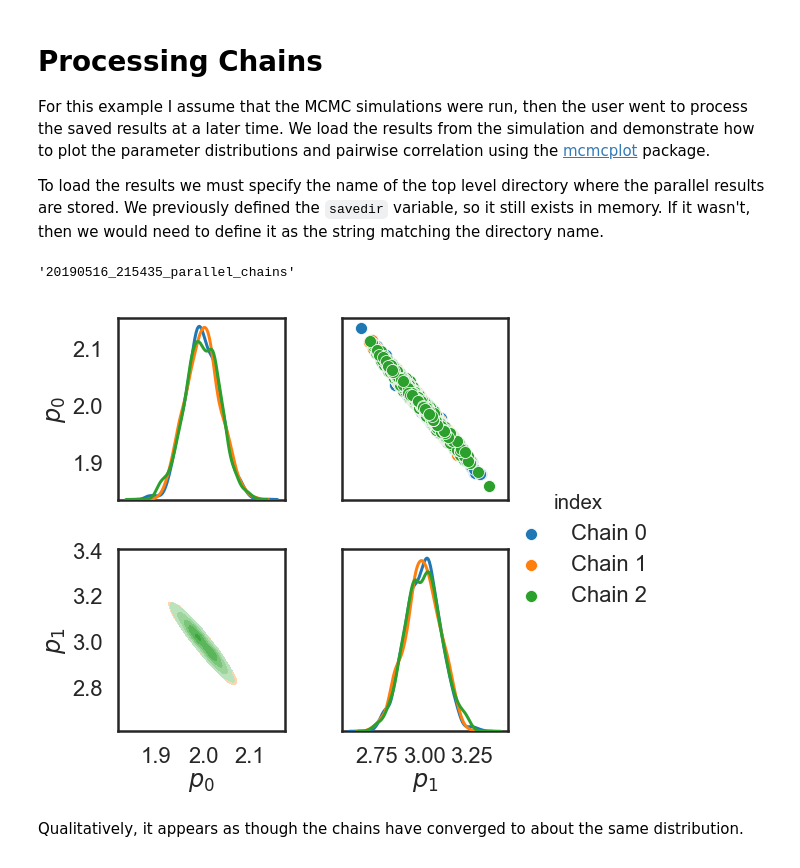
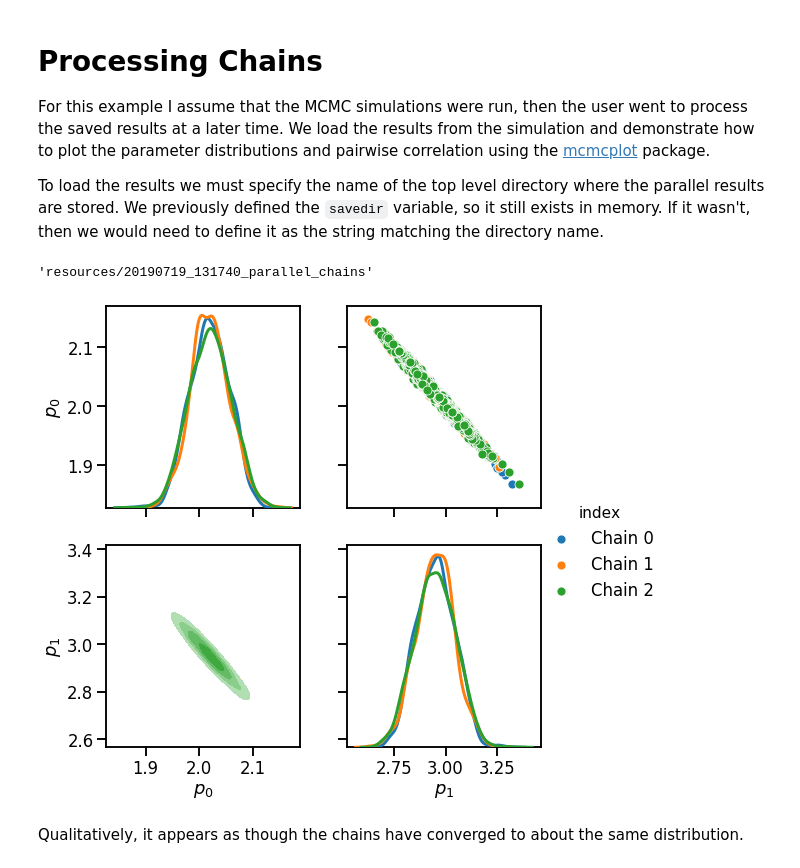
Before and after one commit to prmiles/pymcmcstat_examples, a Jupyter notebook: Running_Parallel_Chains.ipynb, the cells around one changed output. Cells and saved outputs as stored; diff of their text form; code cells hidden in the pictures.

Commit message:
updated parallel chains demo

```diff
--- a/Running_Parallel_Chains.ipynb
+++ b/Running_Parallel_Chains.ipynb
@@ -82,11 +84,11 @@ mcset = MCMC()
 # Add data
 mcset.data.add_data_set(x, y)
 datestr = datetime.now().strftime('%Y%m%d_%H%M%S')
-savedir = str('{}_{}'.format(datestr, 'parallel_chains'))
+savedir = 'resources' + os.sep + str('{}_{}'.format(datestr, 'parallel_chains'))
 mcset.simulation_options.define_simulation_options(
     nsimu=5.0e3, updatesigma=True, method='dram',
     savedir=savedir, savesize=1000, save_to_json=True,
-    verbosity=0, waitbar=False)
+    verbosity=0, waitbar=False, save_lightly=True, save_to_bin=True)
 mcset.model_settings.define_model_settings(sos_function=ssfun)
 mcset.parameters.add_model_parameter(name='m',
                                      theta0=2.,
@@ -141,26 +143,27 @@ To load the results we must specify the name of the top level directory where th
 # %%
 savedir
 # %% [output]
-'20190516_215435_parallel_chains'
+'resources/20190719_131740_parallel_chains'
 # %%
-pres = load_parallel_simulation_results(savedir)
+from pymcmcstat import mcmcplot as mcp
+from pymcmcstat.chain import ChainProcessing as CP
+
+pres = CP.load_parallel_simulation_results(savedir)
 combined_chains, index = CP.generate_combined_chain_with_index(pres)
 
-settings = dict(sns={'axis.grid': True},
-                pairgrid=dict(height=3.75, hue='index', despine=False),
-                ld_type=sns.kdeplot,
-                ld=dict(n_levels=5, shade=True, shade_lowest=False),
-                md=dict(lw=3))
-sns.set_context('poster')
-fpg, used_settings = mcsns.plot_paired_density_matrix(
+settings = dict(
+    pairgrid=dict(height=3.75, hue='index', despine=False),
+    ld_type=sns.kdeplot,
+    ld=dict(n_levels=5, shade=True, shade_lowest=False),
+    md=dict(lw=3))
+sns.set_context('talk')
+fpg = mcp.plot_paired_density_matrix(
     chains=combined_chains,
-    sns_style='white',
     settings=settings,
     index=index)
-fpg.add_legend()
-fpg.savefig('parallel_chains.png')
+tmp = fpg.add_legend()
 # %% [output]
-[figure, old version]
+[figure, new version]
 # %% [markdown]
 Qualitatively, it appears as though the chains have converged to about the same distribution.
 # %% [markdown]
```
Also changed, not shown: parts of 4 cells of this notebook.
